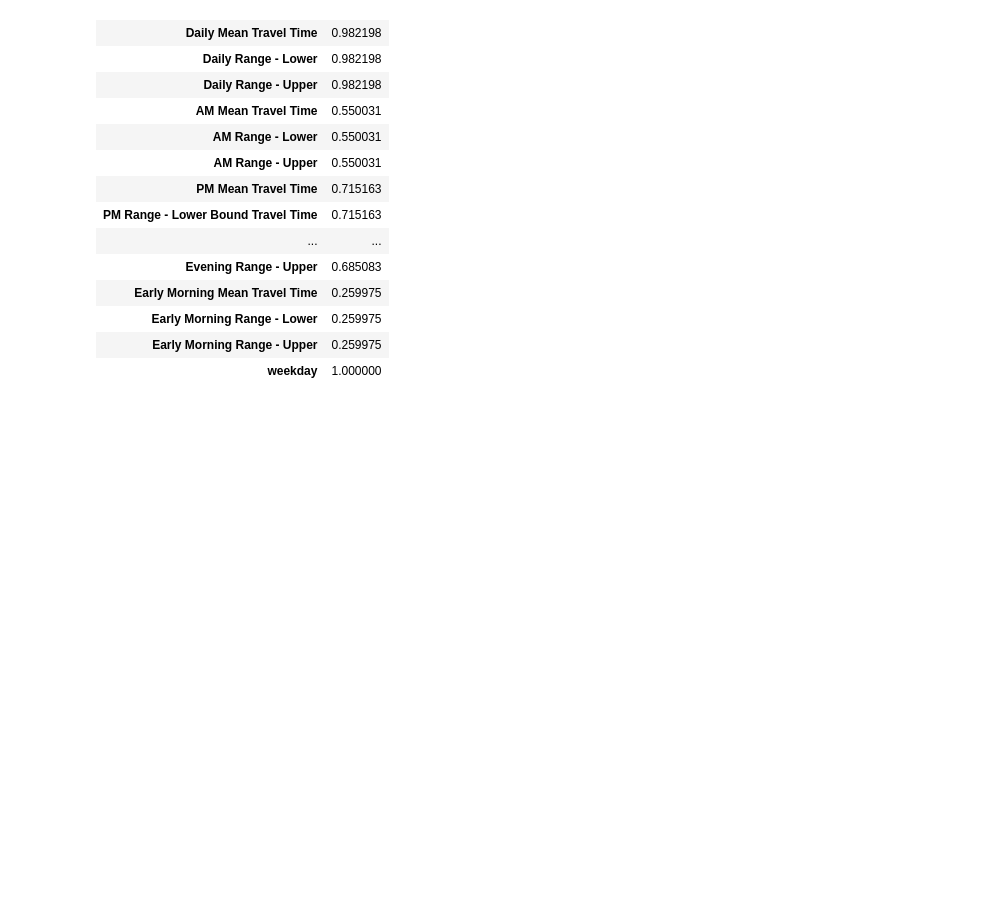
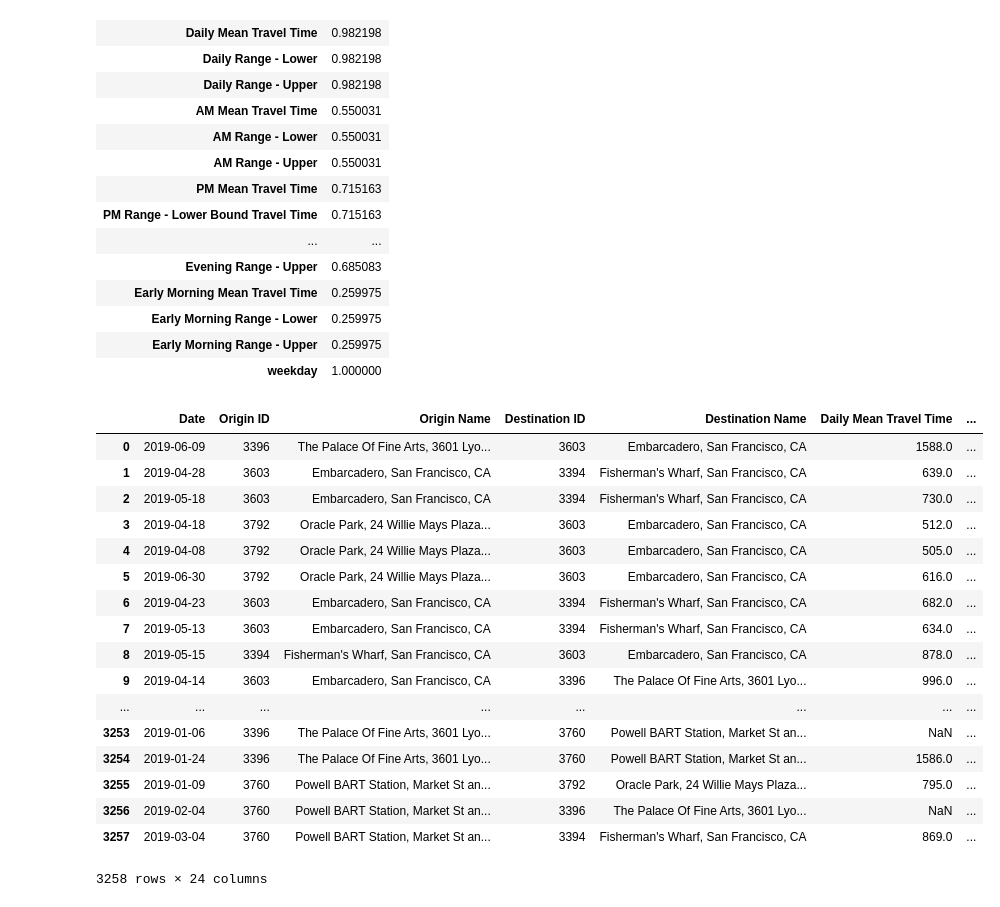
Before and after one commit to Xiao-Wang-UCSD/data_hack_2020, a Jupyter notebook: EDA.ipynb, the cells around one changed output. Cells and saved outputs as stored; diff of their text form; code cells hidden in the pictures; blank space fills up the shorter version.

```diff
--- a/EDA.ipynb
+++ b/EDA.ipynb
@@ -110,3 +110,24 @@ stats(barts_hotspots)
 | Early Morning Range - Lower | 0.259975 |
 | Early Morning Range - Upper | 0.259975 |
 | weekday | 1.000000 |
+# %%
+barts_hotspots
+# %% [output]
+|  | Date | Origin ID | Origin Name | Destination ID | Destination Name | Daily Mean Travel Time | ... |
+| 0 | 2019-06-09 | 3396 | The Palace Of Fine Arts, 3601 Lyo... | 3603 | Embarcadero, San Francisco, CA | 1588.0 | ... |
+| 1 | 2019-04-28 | 3603 | Embarcadero, San Francisco, CA | 3394 | Fisherman's Wharf, San Francisco, CA | 639.0 | ... |
+| 2 | 2019-05-18 | 3603 | Embarcadero, San Francisco, CA | 3394 | Fisherman's Wharf, San Francisco, CA | 730.0 | ... |
+| 3 | 2019-04-18 | 3792 | Oracle Park, 24 Willie Mays Plaza... | 3603 | Embarcadero, San Francisco, CA | 512.0 | ... |
+| 4 | 2019-04-08 | 3792 | Oracle Park, 24 Willie Mays Plaza... | 3603 | Embarcadero, San Francisco, CA | 505.0 | ... |
+| 5 | 2019-06-30 | 3792 | Oracle Park, 24 Willie Mays Plaza... | 3603 | Embarcadero, San Francisco, CA | 616.0 | ... |
+| 6 | 2019-04-23 | 3603 | Embarcadero, San Francisco, CA | 3394 | Fisherman's Wharf, San Francisco, CA | 682.0 | ... |
+| 7 | 2019-05-13 | 3603 | Embarcadero, San Francisco, CA | 3394 | Fisherman's Wharf, San Francisco, CA | 634.0 | ... |
+| 8 | 2019-05-15 | 3394 | Fisherman's Wharf, San Francisco, CA | 3603 | Embarcadero, San Francisco, CA | 878.0 | ... |
+| 9 | 2019-04-14 | 3603 | Embarcadero, San Francisco, CA | 3396 | The Palace Of Fine Arts, 3601 Lyo... | 996.0 | ... |
+| ... | ... | ... | ... | ... | ... | ... | ... |
+| 3253 | 2019-01-06 | 3396 | The Palace Of Fine Arts, 3601 Lyo... | 3760 | Powell BART Station, Market St an... | NaN | ... |
+| 3254 | 2019-01-24 | 3396 | The Palace Of Fine Arts, 3601 Lyo... | 3760 | Powell BART Station, Market St an... | 1586.0 | ... |
+| 3255 | 2019-01-09 | 3760 | Powell BART Station, Market St an... | 3792 | Oracle Park, 24 Willie Mays Plaza... | 795.0 | ... |
+| 3256 | 2019-02-04 | 3760 | Powell BART Station, Market St an... | 3396 | The Palace Of Fine Arts, 3601 Lyo... | NaN | ... |
+| 3257 | 2019-03-04 | 3760 | Powell BART Station, Market St an... | 3394 | Fisherman's Wharf, San Francisco, CA | 869.0 | ... |
+3258 rows × 24 columns
```
Also changed, not shown: parts of 1 cell of this notebook.
